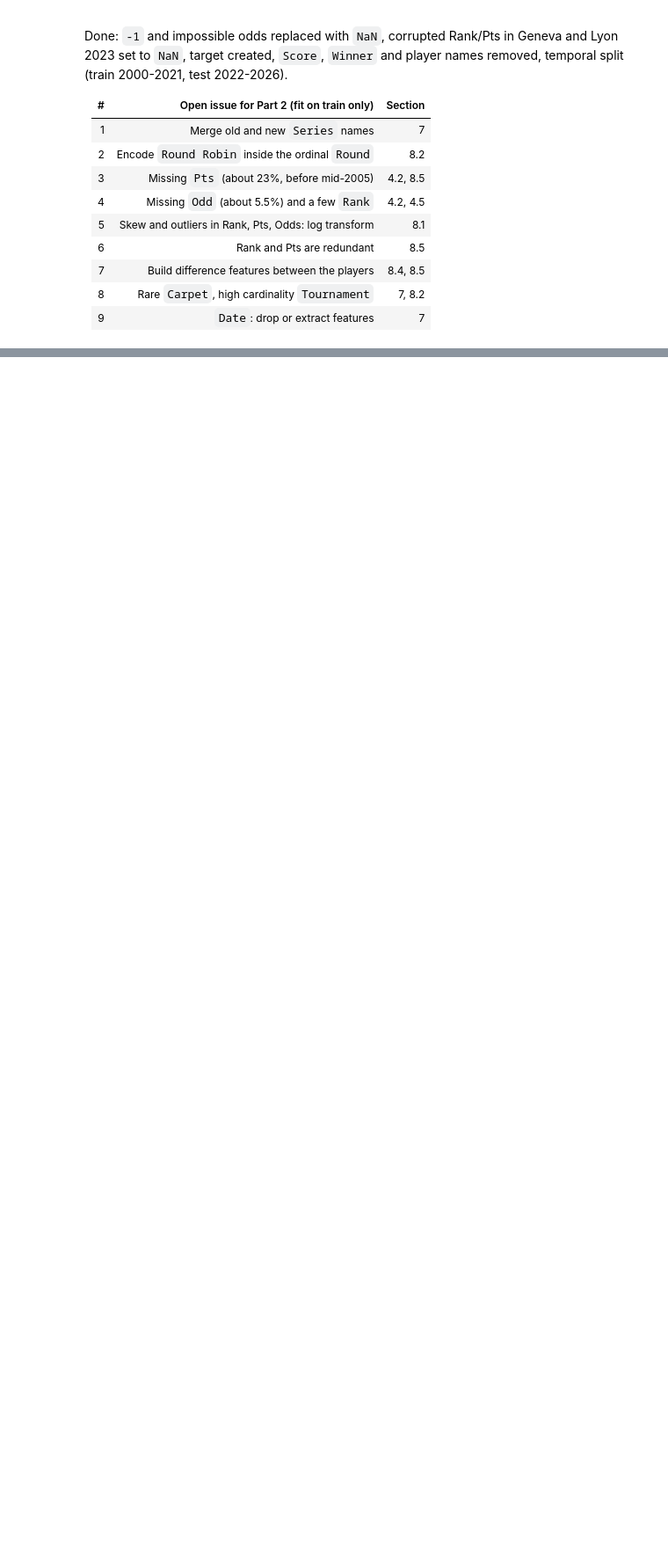
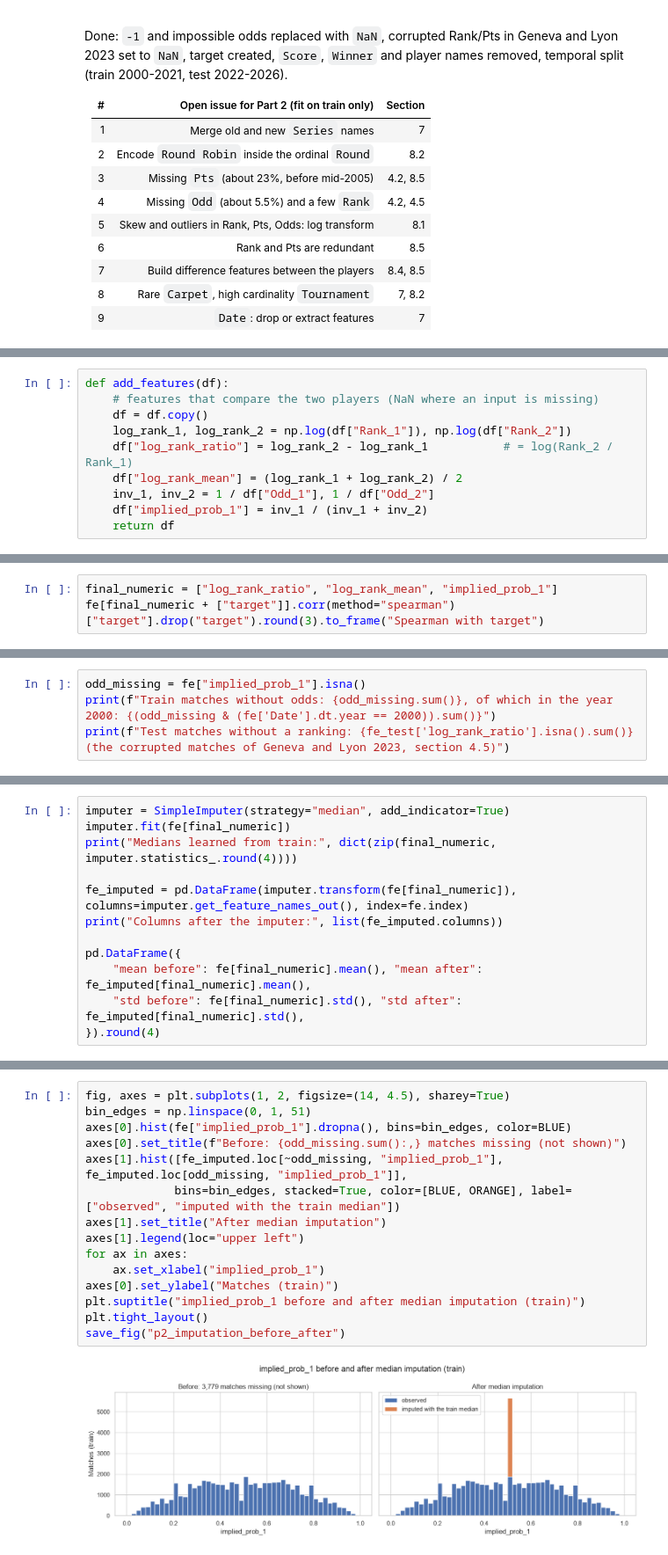
Before and after one commit to PeroPeki/machine_learning_erasmus, a Jupyter notebook: notebooks/data_explanation.ipynb, the cells around one changed output, grey strips where cells are left out. Shown at 88% size. Saved outputs shown, nothing was run; the diff lists cells and outputs as text; blank space fills up the shorter version.

```diff
--- a/notebooks/data_explanation.ipynb
+++ b/notebooks/data_explanation.ipynb
@@ -744,0 +1007,10 @@ Done: `-1` and impossible odds replaced with `NaN`, corrupted Rank/Pts in Geneva
+# %%
+def add_features(df):
+    # features that compare the two players (NaN where an input is missing)
+    df = df.copy()
+    log_rank_1, log_rank_2 = np.log(df["Rank_1"]), np.log(df["Rank_2"])
+    df["log_rank_ratio"] = log_rank_2 - log_rank_1           # = log(Rank_2 / Rank_1)
+    df["log_rank_mean"] = (log_rank_1 + log_rank_2) / 2
+    inv_1, inv_2 = 1 / df["Odd_1"], 1 / df["Odd_2"]
+    df["implied_prob_1"] = inv_1 / (inv_1 + inv_2)
+    return df
@@ -744,0 +1049,3 @@ Done: `-1` and impossible odds replaced with `NaN`, corrupted Rank/Pts in Geneva
+# %%
+final_numeric = ["log_rank_ratio", "log_rank_mean", "implied_prob_1"]
+fe[final_numeric + ["target"]].corr(method="spearman")["target"].drop("target").round(3).to_frame("Spearman with target")
@@ -744,0 +1120,4 @@ Done: `-1` and impossible odds replaced with `NaN`, corrupted Rank/Pts in Geneva
+# %%
+odd_missing = fe["implied_prob_1"].isna()
+print(f"Train matches without odds: {odd_missing.sum()}, of which in the year 2000: {(odd_missing & (fe['Date'].dt.year == 2000)).sum()}")
+print(f"Test matches without a ranking: {fe_test['log_rank_ratio'].isna().sum()} (the corrupted matches of Geneva and Lyon 2023, section 4.5)")
@@ -744,0 +1133,12 @@ Done: `-1` and impossible odds replaced with `NaN`, corrupted Rank/Pts in Geneva
+# %%
+imputer = SimpleImputer(strategy="median", add_indicator=True)
+imputer.fit(fe[final_numeric])
+print("Medians learned from train:", dict(zip(final_numeric, imputer.statistics_.round(4))))
+
+fe_imputed = pd.DataFrame(imputer.transform(fe[final_numeric]), columns=imputer.get_feature_names_out(), index=fe.index)
+print("Columns after the imputer:", list(fe_imputed.columns))
+
+pd.DataFrame({
+    "mean before": fe[final_numeric].mean(), "mean after": fe_imputed[final_numeric].mean(),
+    "std before": fe[final_numeric].std(), "std after": fe_imputed[final_numeric].std(),
+}).round(4)
@@ -744,0 +1152,17 @@ Done: `-1` and impossible odds replaced with `NaN`, corrupted Rank/Pts in Geneva
+# %%
+fig, axes = plt.subplots(1, 2, figsize=(14, 4.5), sharey=True)
+bin_edges = np.linspace(0, 1, 51)
+axes[0].hist(fe["implied_prob_1"].dropna(), bins=bin_edges, color=BLUE)
+axes[0].set_title(f"Before: {odd_missing.sum():,} matches missing (not shown)")
+axes[1].hist([fe_imputed.loc[~odd_missing, "implied_prob_1"], fe_imputed.loc[odd_missing, "implied_prob_1"]],
+             bins=bin_edges, stacked=True, color=[BLUE, ORANGE], label=["observed", "imputed with the train median"])
+axes[1].set_title("After median imputation")
+axes[1].legend(loc="upper left")
+for ax in axes:
+    ax.set_xlabel("implied_prob_1")
+axes[0].set_ylabel("Matches (train)")
+plt.suptitle("implied_prob_1 before and after median imputation (train)")
+plt.tight_layout()
+save_fig("p2_imputation_before_after")
+# %% [output]
+[figure, added]
```
Also changed, not shown: parts of 41 cells of this notebook, 6 other files.
